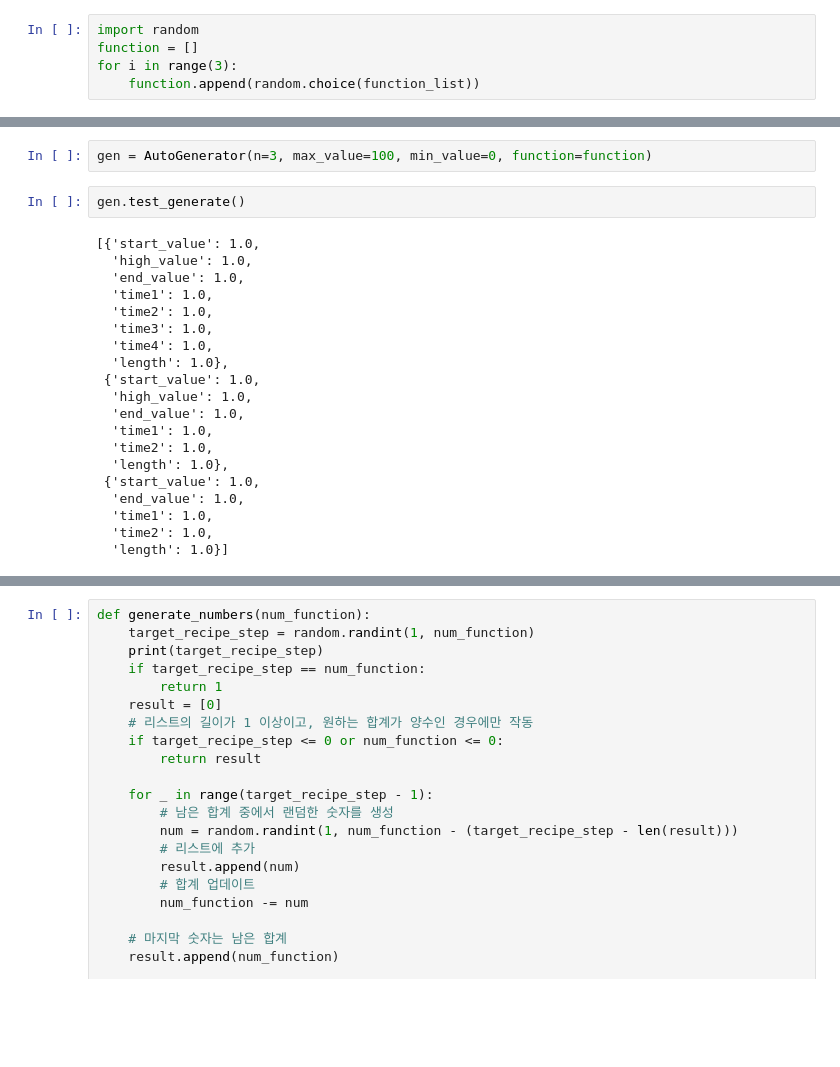
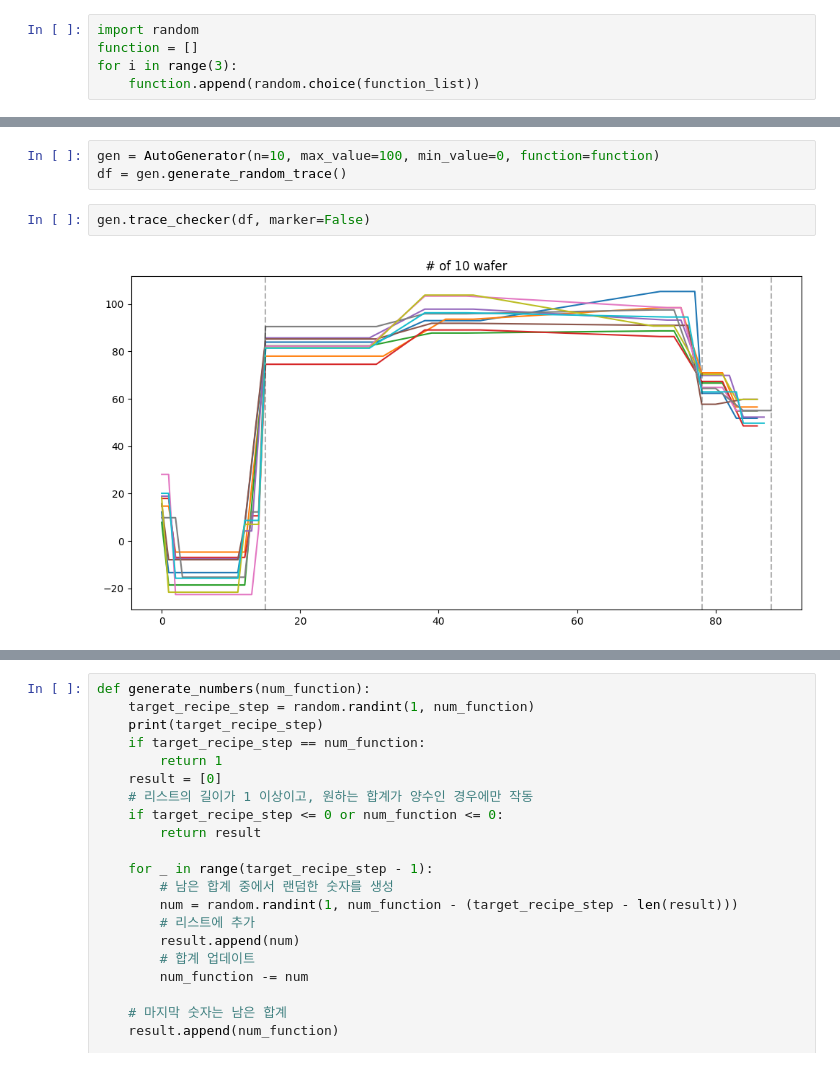
Before and after one commit to kEEPpp/TraceGenerator, a Jupyter notebook: notepad.ipynb, the cells around one changed output, grey strips where cells are left out. Drawn from its saved outputs; the diff is of its cells as text; blank space fills up the shorter version.

```diff
--- a/notepad.ipynb
+++ b/notepad.ipynb
@@ -32,24 +155,7 @@ for i in range(3):
 # %%
-gen = AutoGenerator(n=3, max_value=100, min_value=0, function=function)
+gen = AutoGenerator(n=10, max_value=100, min_value=0, function=function)
+df = gen.generate_random_trace()
-# %%
-gen.test_generate()
-# %% [output]
-[{'start_value': 1.0,
-  'high_value': 1.0,
-  'end_value': 1.0,
-  'time1': 1.0,
-  'time2': 1.0,
-  'time3': 1.0,
-  'time4': 1.0,
-  'length': 1.0},
- {'start_value': 1.0,
-  'high_value': 1.0,
-  'end_value': 1.0,
-  'time1': 1.0,
-  'time2': 1.0,
-  'length': 1.0},
- {'start_value': 1.0,
-  'end_value': 1.0,
-  'time1': 1.0,
-  'time2': 1.0,
-  'length': 1.0}]
+# %%
+gen.trace_checker(df, marker=False)
+# %% [output]
+[figure, added]
```
Also changed, not shown: parts of 33 cells of this notebook, 1 other file.
